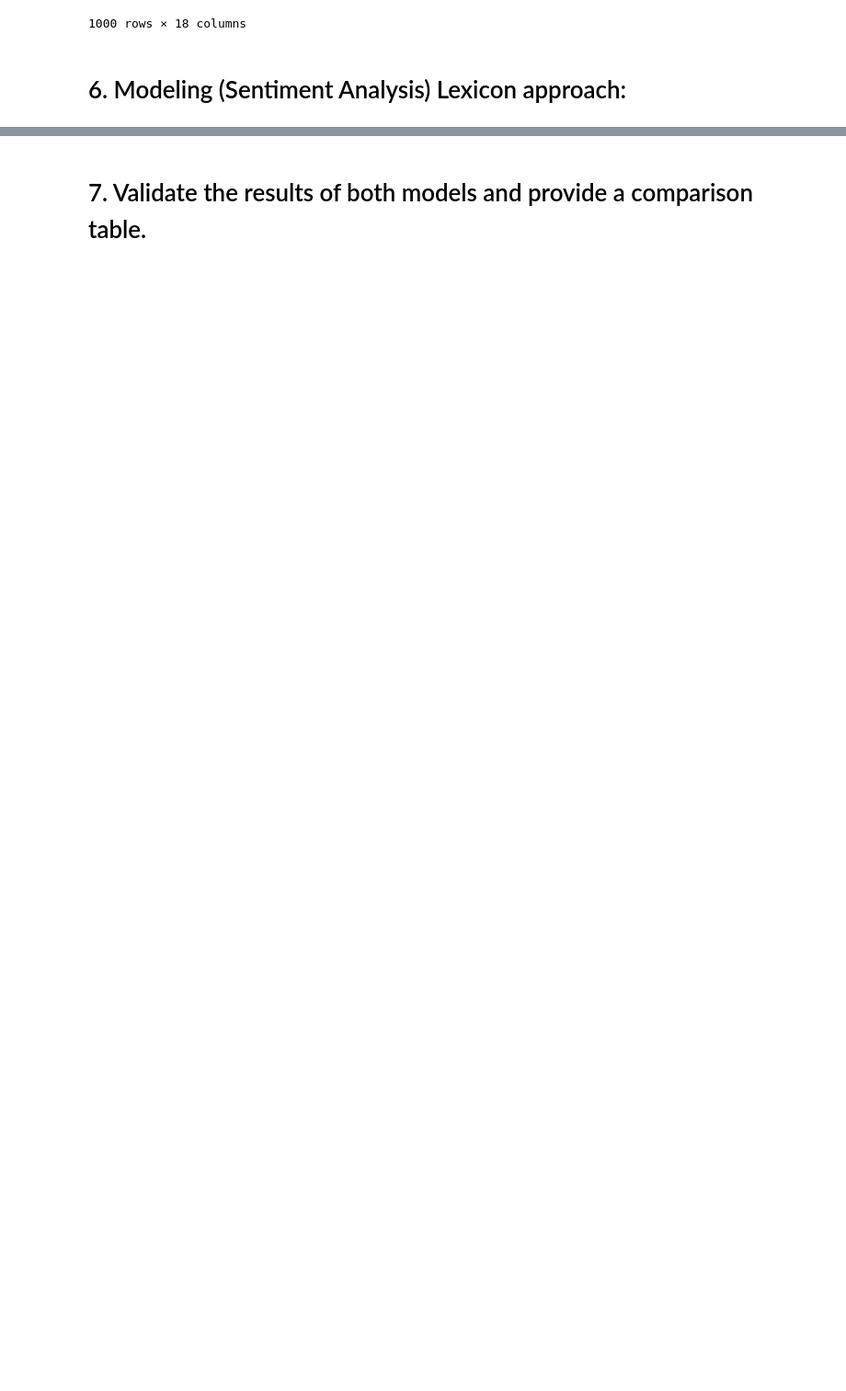
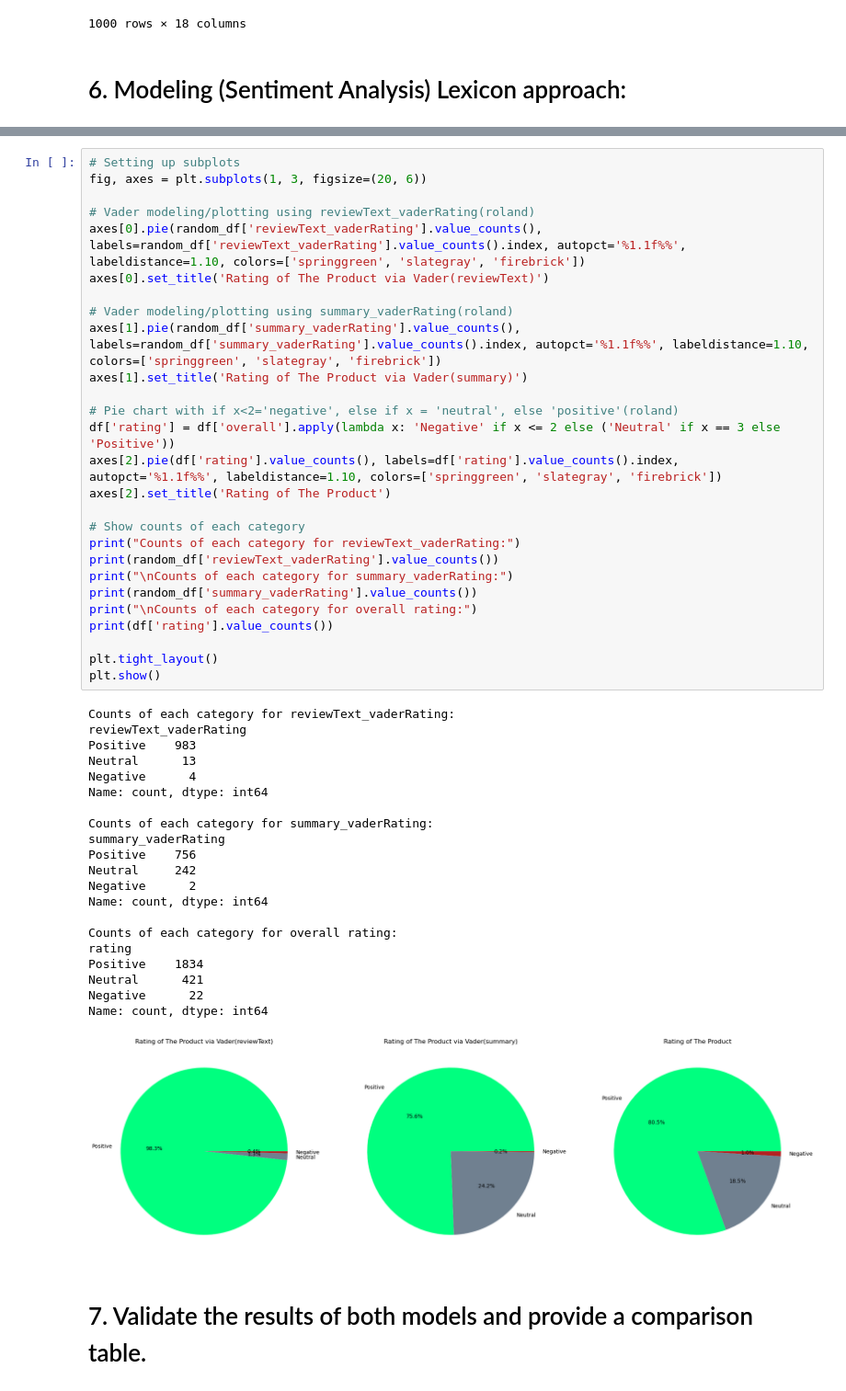
Before and after one commit to rolandjosephb/Comp262-Group3, a Jupyter notebook: Group 3.ipynb, the cells around one changed output, grey strips where cells are left out. Shown at 92% size. Cells and saved outputs as stored; diff of their text form; blank space fills up the shorter version.

```diff
--- a/Group 3.ipynb
+++ b/Group 3.ipynb
@@ -643,4 +637,53 @@ Negative       9
 Name: count, dtype: int64
+# %%
+# Setting up subplots
+fig, axes = plt.subplots(1, 3, figsize=(20, 6))
+
+# Vader modeling/plotting using reviewText_vaderRating(roland)
+axes[0].pie(random_df['reviewText_vaderRating'].value_counts(), labels=random_df['reviewText_vaderRating'].value_counts().index, autopct='%1.1f%%', labeldistance=1.10, colors=['springgreen', 'slategray', 'firebrick'])
+axes[0].set_title('Rating of The Product via Vader(reviewText)')
+
+# Vader modeling/plotting using summary_vaderRating(roland)
+axes[1].pie(random_df['summary_vaderRating'].value_counts(), labels=random_df['summary_vaderRating'].value_counts().index, autopct='%1.1f%%', labeldistance=1.10, colors=['springgreen', 'slategray', 'firebrick'])
+axes[1].set_title('Rating of The Product via Vader(summary)')
+
+# Pie chart with if x<2='negative', else if x = 'neutral', else 'positive'(roland)
+df['rating'] = df['overall'].apply(lambda x: 'Negative' if x <= 2 else ('Neutral' if x == 3 else 'Positive'))
+axes[2].pie(df['rating'].value_counts(), labels=df['rating'].value_counts().index, autopct='%1.1f%%', labeldistance=1.10, colors=['springgreen', 'slategray', 'firebrick'])
+axes[2].set_title('Rating of The Product')
+
+# Show counts of each category
+print("Counts of each category for reviewText_vaderRating:")
+print(random_df['reviewText_vaderRating'].value_counts())
+print("\nCounts of each category for summary_vaderRating:")
+print(random_df['summary_vaderRating'].value_counts())
+print("\nCounts of each category for overall rating:")
+print(df['rating'].value_counts())
+
+plt.tight_layout()
+plt.show()
+# %% [output]
+Counts of each category for reviewText_vaderRating:
+reviewText_vaderRating
+Positive    983
+Neutral      13
+Negative      4
+Name: count, dtype: int64
+
+Counts of each category for summary_vaderRating:
+summary_vaderRating
+Positive    756
+Neutral     242
+Negative      2
+Name: count, dtype: int64
+
+Counts of each category for overall rating:
+rating
+Positive    1834
+Neutral      421
+Negative      22
+Name: count, dtype: int64
+[figure, added]
 # %% [markdown]
 # 7. Validate the results of both models and provide a comparison table.
 # %%
```
Also changed, not shown: parts of 13 cells of this notebook.
